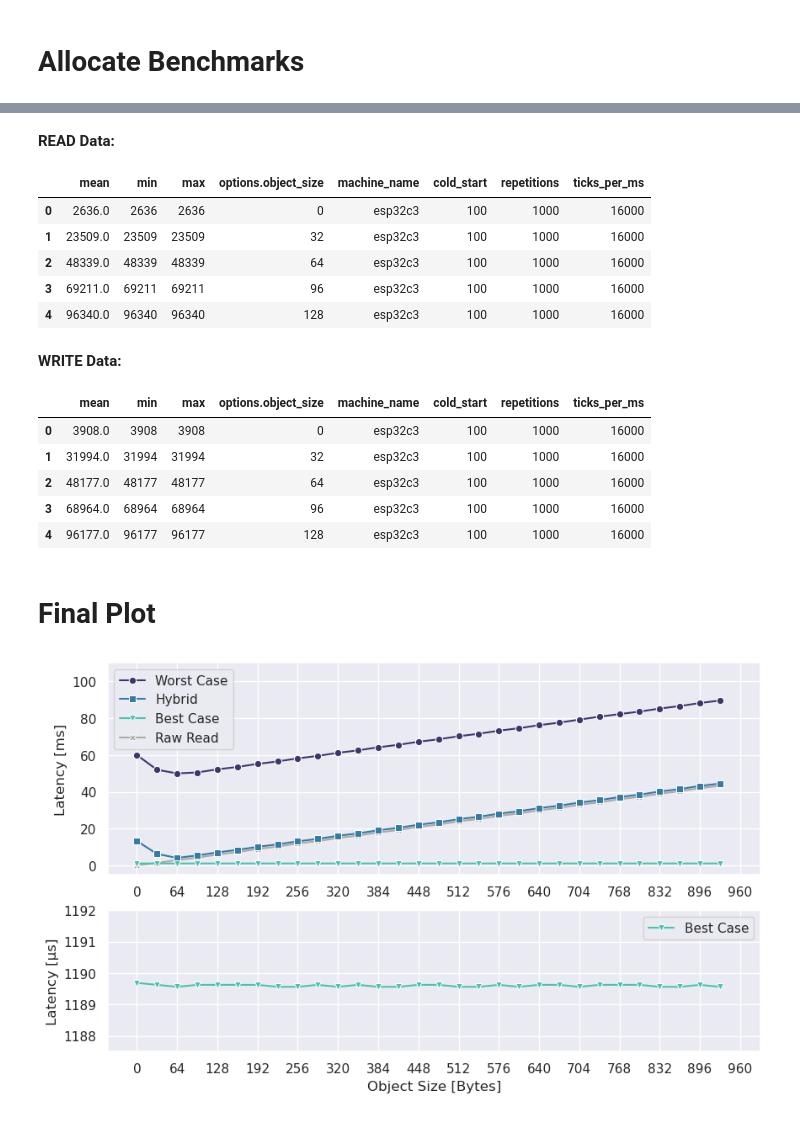
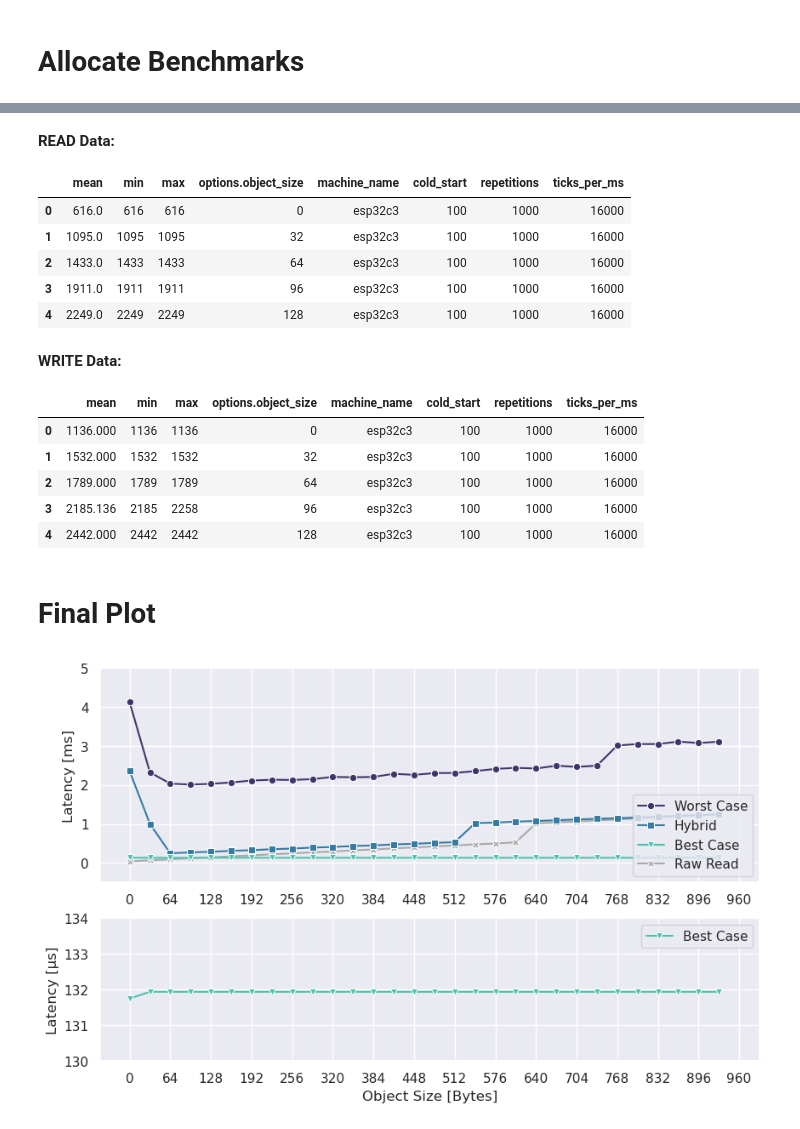
Before and after one commit to markus-gerber/vnv-heap, a Jupyter notebook: zephyr/vnv_heap_benchmark/analysis/deallocate.ipynb, the cells around one changed output, grey strips where cells are left out. Saved outputs shown, nothing was run; the diff lists cells and outputs as text; code cells hidden in the pictures.

Commit message:
updated frequency + plots

```diff
--- a/zephyr/vnv_heap_benchmark/analysis/deallocate.ipynb
+++ b/zephyr/vnv_heap_benchmark/analysis/deallocate.ipynb
@@ -2,7 +2,7 @@
 # Allocate Benchmarks
 # %%
 # select measurement file
-file_name = "../output/2024-08-25 19-34-06 full.json"
+file_name = "../output/2024-08-27 11-40-37 full.json"
 
 # select style options
 grey_fill_between = False
@@ -70,18 +70,18 @@ display(storage_write.head())
 # %% [output]
 READ Data:
 |  | mean | min | max | options.object_size | machine_name | cold_start | repetitions | ticks_per_ms |
-| 0 | 2636.0 | 2636 | 2636 | 0 | esp32c3 | 100 | 1000 | 16000 |
-| 1 | 23509.0 | 23509 | 23509 | 32 | esp32c3 | 100 | 1000 | 16000 |
-| 2 | 48339.0 | 48339 | 48339 | 64 | esp32c3 | 100 | 1000 | 16000 |
-| 3 | 69211.0 | 69211 | 69211 | 96 | esp32c3 | 100 | 1000 | 16000 |
-| 4 | 96340.0 | 96340 | 96340 | 128 | esp32c3 | 100 | 1000 | 16000 |
+| 0 | 616.0 | 616 | 616 | 0 | esp32c3 | 100 | 1000 | 16000 |
+| 1 | 1095.0 | 1095 | 1095 | 32 | esp32c3 | 100 | 1000 | 16000 |
+| 2 | 1433.0 | 1433 | 1433 | 64 | esp32c3 | 100 | 1000 | 16000 |
+| 3 | 1911.0 | 1911 | 1911 | 96 | esp32c3 | 100 | 1000 | 16000 |
+| 4 | 2249.0 | 2249 | 2249 | 128 | esp32c3 | 100 | 1000 | 16000 |
 WRITE Data:
 |  | mean | min | max | options.object_size | machine_name | cold_start | repetitions | ticks_per_ms |
-| 0 | 3908.0 | 3908 | 3908 | 0 | esp32c3 | 100 | 1000 | 16000 |
-| 1 | 31994.0 | 31994 | 31994 | 32 | esp32c3 | 100 | 1000 | 16000 |
-| 2 | 48177.0 | 48177 | 48177 | 64 | esp32c3 | 100 | 1000 | 16000 |
-| 3 | 68964.0 | 68964 | 68964 | 96 | esp32c3 | 100 | 1000 | 16000 |
-| 4 | 96177.0 | 96177 | 96177 | 128 | esp32c3 | 100 | 1000 | 16000 |
+| 0 | 1136.000 | 1136 | 1136 | 0 | esp32c3 | 100 | 1000 | 16000 |
+| 1 | 1532.000 | 1532 | 1532 | 32 | esp32c3 | 100 | 1000 | 16000 |
+| 2 | 1789.000 | 1789 | 1789 | 64 | esp32c3 | 100 | 1000 | 16000 |
+| 3 | 2185.136 | 2185 | 2258 | 96 | esp32c3 | 100 | 1000 | 16000 |
+| 4 | 2442.000 | 2442 | 2442 | 128 | esp32c3 | 100 | 1000 | 16000 |
 # %% [markdown]
 # Final Plot
 # %%
@@ -127,46 +127,48 @@ set_gird(64, max(deallocate_min["options.object_size"].max(), deallocate_max["op
 
 ax.set_xlabel(None)
 ax.set_ylabel(f"Latency [{unit}]")
-ax.set_ylim(bottom=-5, top=110)
+ax.set_ylim(bottom=-0.5, top=5)
 
 
 if enable_storage_reference:
     handles, labels = plt.gca().get_legend_handles_labels()
     handles.append(handles.pop(0))
     labels.append(labels.pop(0))
-    plt.legend(handles, labels)
+    ax.legend(handles, labels, loc = "lower right")
+else:
+    ax.legend(loc = "lower right")
 
 set_theme(3, 2)
 
 ax = plt.subplot(gs[1])
 
 # unit = "ms"
 unit = "µs"
 
 # if len(deallocate_max) != 0:
 #     deallocate_max_scaled = scale_data(deallocate_max, unit)
 #     sns.lineplot(ax=ax, x=deallocate_max_scaled["options.object_size"], y=deallocate_max_scaled["mean"], label="Worst Case", markers=["o"], marker="o")
 #     ax.fill_between(deallocate_max_scaled["options.object_size"], deallocate_max_scaled["min"], deallocate_max_scaled["max"], alpha=0.2, **fill_between_args)
 
 
 # if len(deallocate_case1) != 0:
 #     deallocate_case1_scaled = scale_data(deallocate_case1, unit)
 #     sns.lineplot(ax=ax, x=deallocate_case1_scaled["options.object_size"], y=deallocate_case1_scaled["mean"], label="Additional Example", markers=["o"], marker="s")
 #     ax.fill_between(deallocate_case1_scaled["options.object_size"], deallocate_case1_scaled["min"], deallocate_case1_scaled["max"], alpha=0.2, **fill_between_args)
 
 
 if len(deallocate_min) != 0:
     deallocate_min_scaled = scale_data(deallocate_min, unit)
     sns.lineplot(ax=ax, x=deallocate_min_scaled["options.object_size"], y=deallocate_min_scaled["mean"], label="Best Case", markers=["o"], marker="v")
     ax.fill_between(deallocate_min_scaled["options.object_size"], deallocate_min_scaled["min"], deallocate_min_scaled["max"], alpha=0.2, **fill_between_args)
 
 set_gird(64, max(deallocate_min["options.object_size"].max(), deallocate_max["options.object_size"].max()), ax)
 
 ax.set_xlabel("Object Size [Bytes]")
 ax.set_ylabel(f"Latency [{unit}]")
-ax.set_ylim(bottom=1.1875 * 1000, top=1.192 * 1000)
+ax.set_ylim(bottom=130, top=134)
 
 
-save_plot("deallocate")
+save_plot("deallocate", save_asset=True)
 # %% [output]
-[figure, old version]
+[figure, new version]
```
Also changed, not shown: parts of 1 cell of this notebook, 15 other files.
